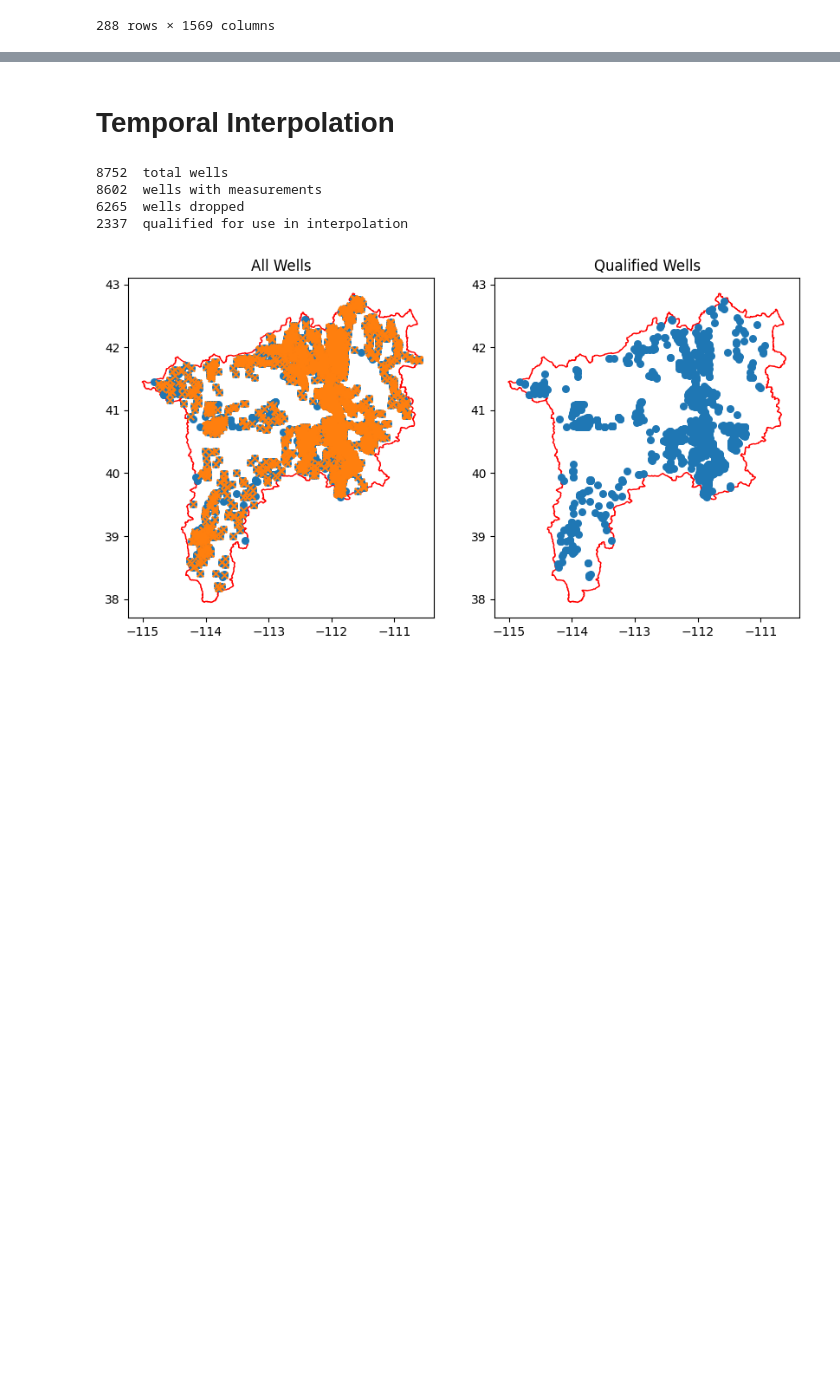
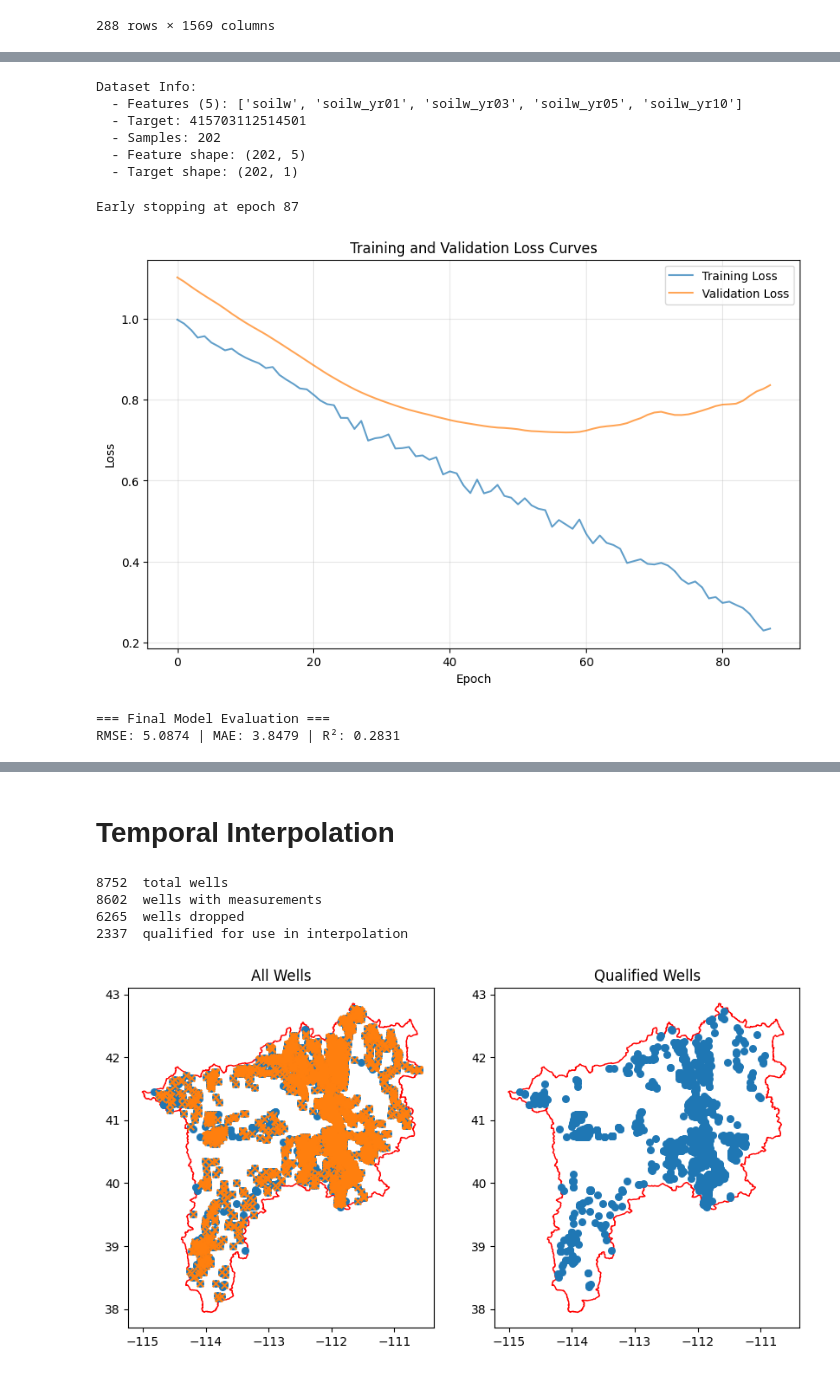
Before and after one commit to anomaitech/GSL-basin, a Jupyter notebook: gwdm_aquifermapping.ipynb, the cells around one changed output, grey strips where cells are left out. Cells and saved outputs as stored; diff of their text form; code cells hidden in the pictures; blank space fills up the shorter version.

Commit message:
model added

```diff
--- a/gwdm_aquifermapping.ipynb
+++ b/gwdm_aquifermapping.ipynb
@@ -779,0 +862,13 @@ dtype: float64
+# %%
+model, X_scaler, y_scaler, features, target = train_final_model(df)
+# %% [output]
+Dataset Info:
+  - Features (5): ['soilw', 'soilw_yr01', 'soilw_yr03', 'soilw_yr05', 'soilw_yr10']
+  - Target: 415703112514501
+  - Samples: 202
+  - Feature shape: (202, 5)
+  - Target shape: (202, 1)
+Early stopping at epoch 87
+[figure, added]
+=== Final Model Evaluation ===
+RMSE: 5.0874 | MAE: 3.8479 | R²: 0.2831
```
Also changed, not shown: parts of 15 cells of this notebook.
